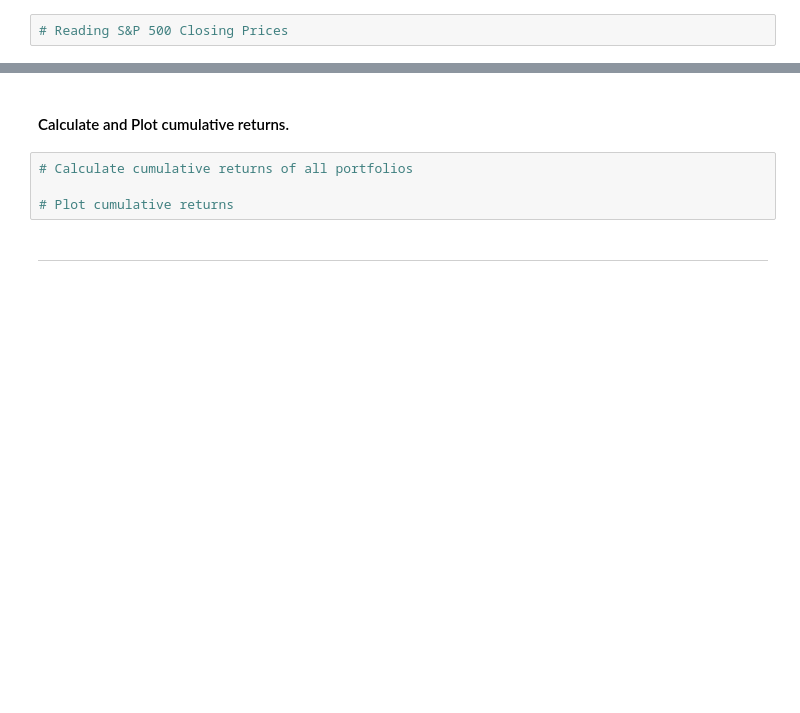
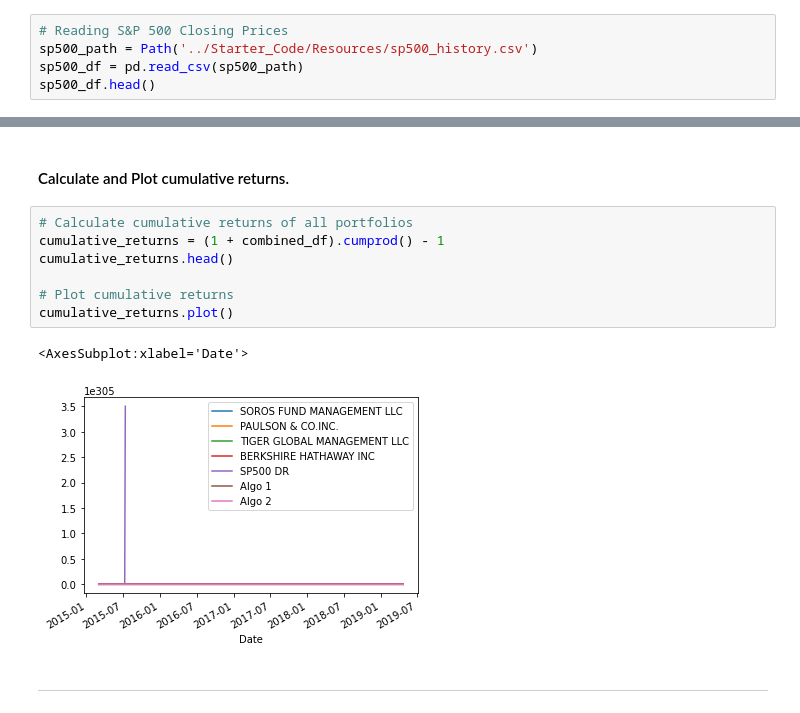
Before and after one commit to riwi77/Miami-Homework-, a Jupyter notebook: 04-Pandas/Instructions/Starter_Code/whale_analysis.ipynb, the cells around one changed output, grey strips where cells are left out. Saved outputs shown, nothing was run; the diff lists cells and outputs as text; blank space fills up the shorter version.

```diff
--- a/04-Pandas/Instructions/Starter_Code/whale_analysis.ipynb
+++ b/04-Pandas/Instructions/Starter_Code/whale_analysis.ipynb
@@ -53,3 +113,6 @@ Read the algorithmic daily returns and clean the data
 Read the S&P 500 historic closing prices and create a new daily returns DataFrame from the data.
 # %%
 # Reading S&P 500 Closing Prices
+sp500_path = Path('../Starter_Code/Resources/sp500_history.csv')
+sp500_df = pd.read_csv(sp500_path)
+sp500_df.head()
@@ -83,8 +243,14 @@ In this section, you will calculate and visualize performance and risk metrics f
 #### Calculate and Plot cumulative returns.
 # %%
 # Calculate cumulative returns of all portfolios
+cumulative_returns = (1 + combined_df).cumprod() - 1
+cumulative_returns.head()
 
 # Plot cumulative returns
+cumulative_returns.plot()
+# %% [output]
+<AxesSubplot:xlabel='Date'>
+[figure, added]
 # %% [markdown]
 ---
 # %% [markdown]
```
Also changed, not shown: parts of 19 cells of this notebook, 1 other file.
